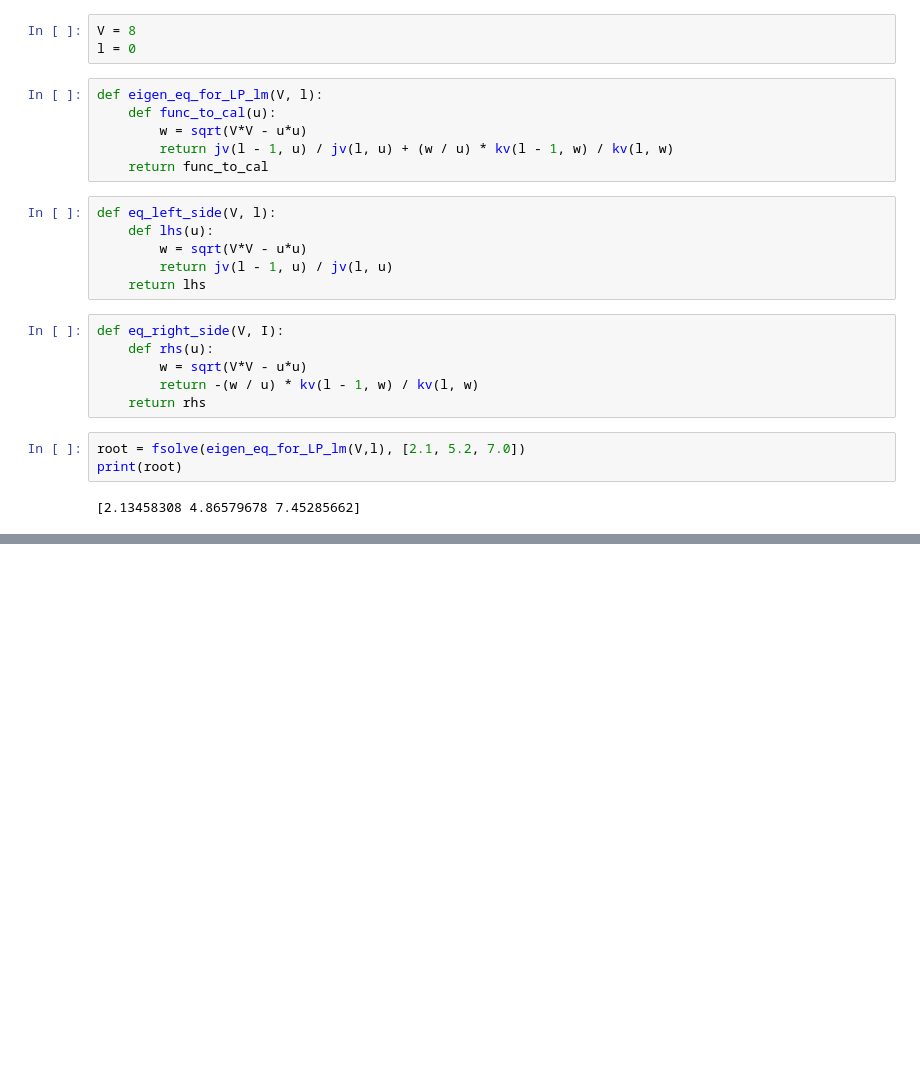
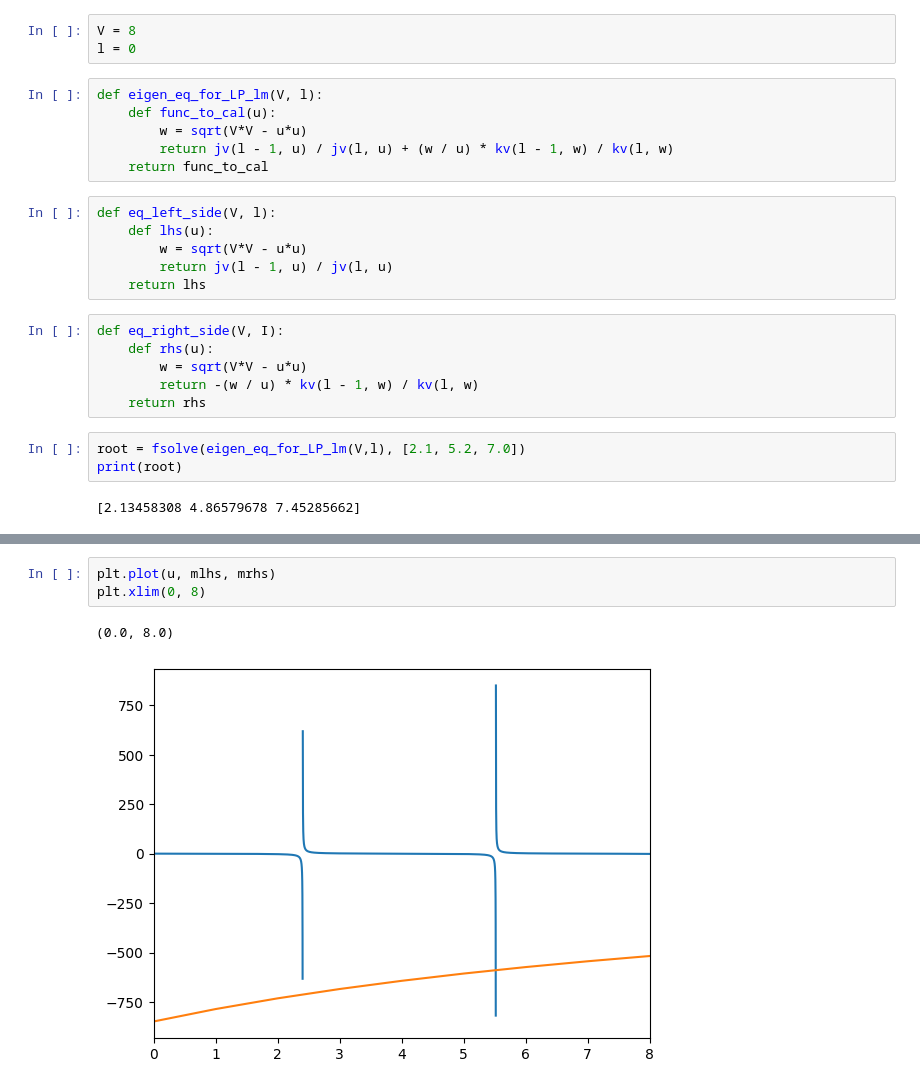
Before and after one commit to jkkow/fmdtool, a Jupyter notebook: draft/solving_eigenvalue_eq.ipynb, the cells around one changed output, grey strips where cells are left out. Saved outputs shown, nothing was run; the diff lists cells and outputs as text; blank space fills up the shorter version.

```diff
--- a/draft/solving_eigenvalue_eq.ipynb
+++ b/draft/solving_eigenvalue_eq.ipynb
@@ -64,0 +49,6 @@ plt.plot(u, rhs(u))
+# %%
+plt.plot(u, mlhs, mrhs)
+plt.xlim(0, 8)
+# %% [output]
+(0.0, 8.0)
+[figure, added]
```
Also changed, not shown: parts of 2 cells of this notebook.
